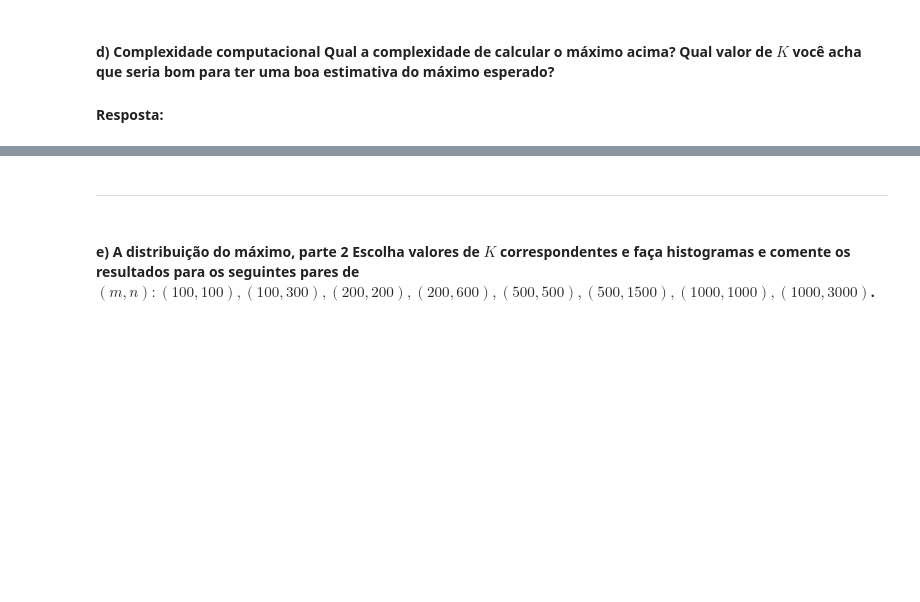
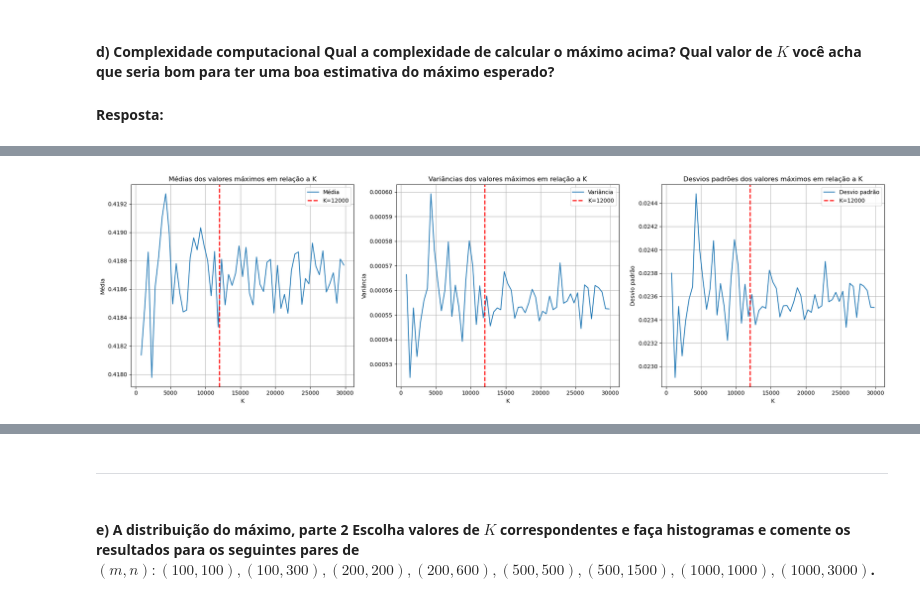
Before and after one commit to alexoliveiraFGV24/rand_nla, a Jupyter notebook: final/Projeto4.ipynb, the cells around one changed output, grey strips where cells are left out. Cells and saved outputs as stored; diff of their text form; code cells hidden in the pictures; blank space fills up the shorter version.

Commit message:
Fazendo explicações melhores para o valor de K

```diff
--- a/final/Projeto4.ipynb
+++ b/final/Projeto4.ipynb
@@ -234,0 +253,43 @@ Além disso, pesquisando algumas distribuições, encontramos uma que se parece
+# %%
+means = []
+vars = []
+stds = []
+for k in range(800, 30001, 500):
+    maxes_vals = maxes(k)
+    mean_max = np.mean(maxes_vals)
+    var_max = np.var(maxes_vals)
+    std_max = np.std(maxes_vals)
+    vars.append(var_max)
+    stds.append(std_max)
+    means.append(mean_max)
+# %%
+fig, ax = plt.subplots(1, 3, figsize=(20, 6))
+
+ax[0].plot([i for i in range(800, 30001, 500)], means, label="Média")
+ax[0].axvline(x=12000, color='r', linestyle='--', linewidth=2, label="K=12000")  # Linha vertical em x=1
+ax[0].set_title("Médias dos valores máximos em relação a K")
+ax[0].set_xlabel("K")
+ax[0].set_ylabel("Média")
+ax[0].grid(True)
+ax[0].legend()
+
+ax[1].plot([i for i in range(800, 30001, 500)], vars, label="Variância")
+ax[1].axvline(x=12000, color='r', linestyle='--', linewidth=2, label="K=12000")  # Linha vertical em x=1
+ax[1].set_title("Variâncias dos valores máximos em relação a K")
+ax[1].set_xlabel("K")
+ax[1].set_ylabel("Variância")
+ax[1].grid(True)
+ax[1].legend()
+
+ax[2].plot([i for i in range(800, 30001, 500)], stds, label="Desvio padrão")
+ax[2].axvline(x=12000, color='r', linestyle='--', linewidth=2, label="K=12000")  # Linha vertical em x=1
+ax[2].set_title("Desvios padrões dos valores máximos em relação a K")
+ax[2].set_xlabel("K")
+ax[2].set_ylabel("Desvio padrão")
+ax[2].grid(True)
+ax[2].legend()
+
+plt.tight_layout()
+plt.show()
+# %% [output]
+[figure, added]
```
Also changed, not shown: parts of 7 cells of this notebook.
